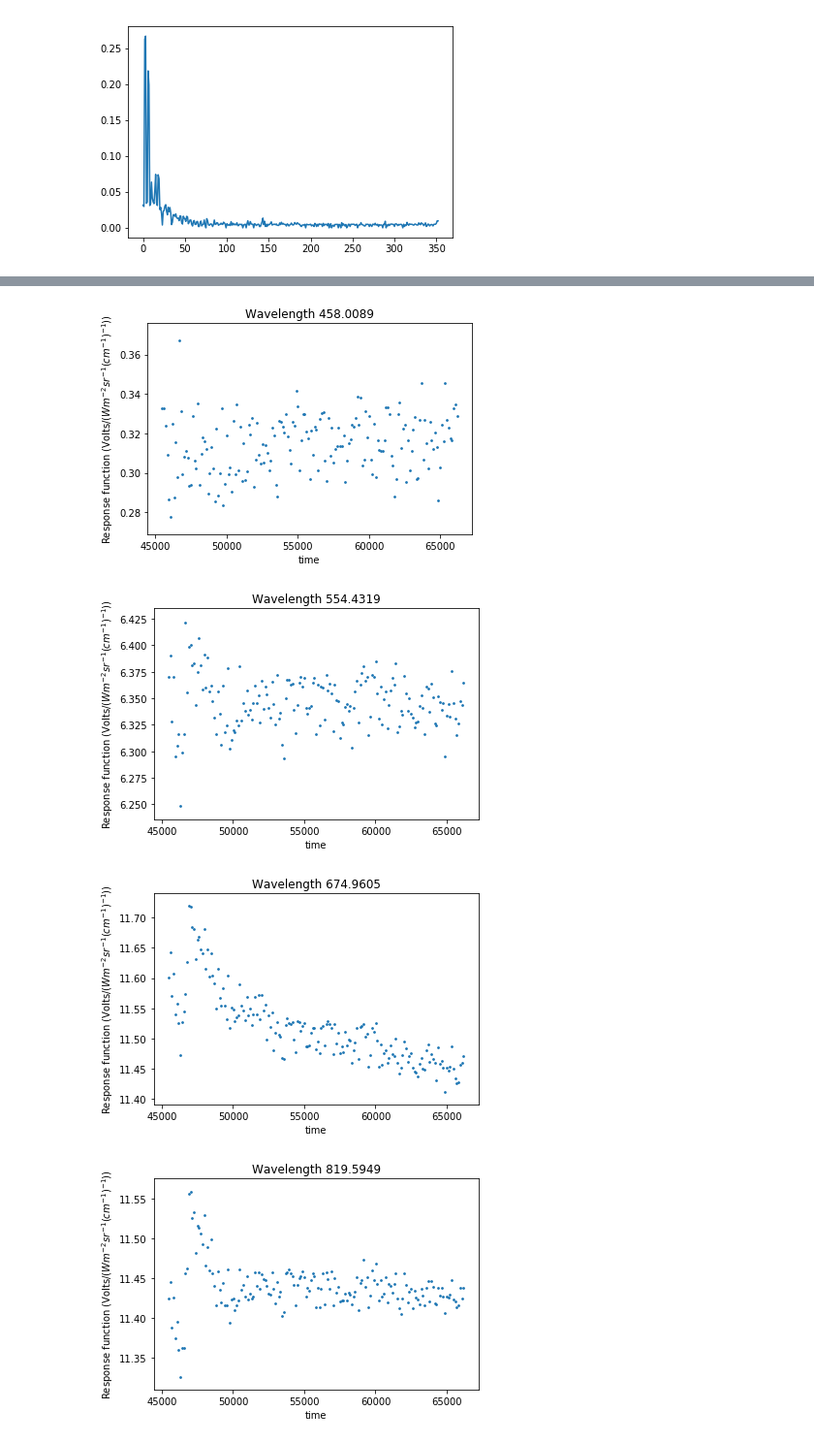
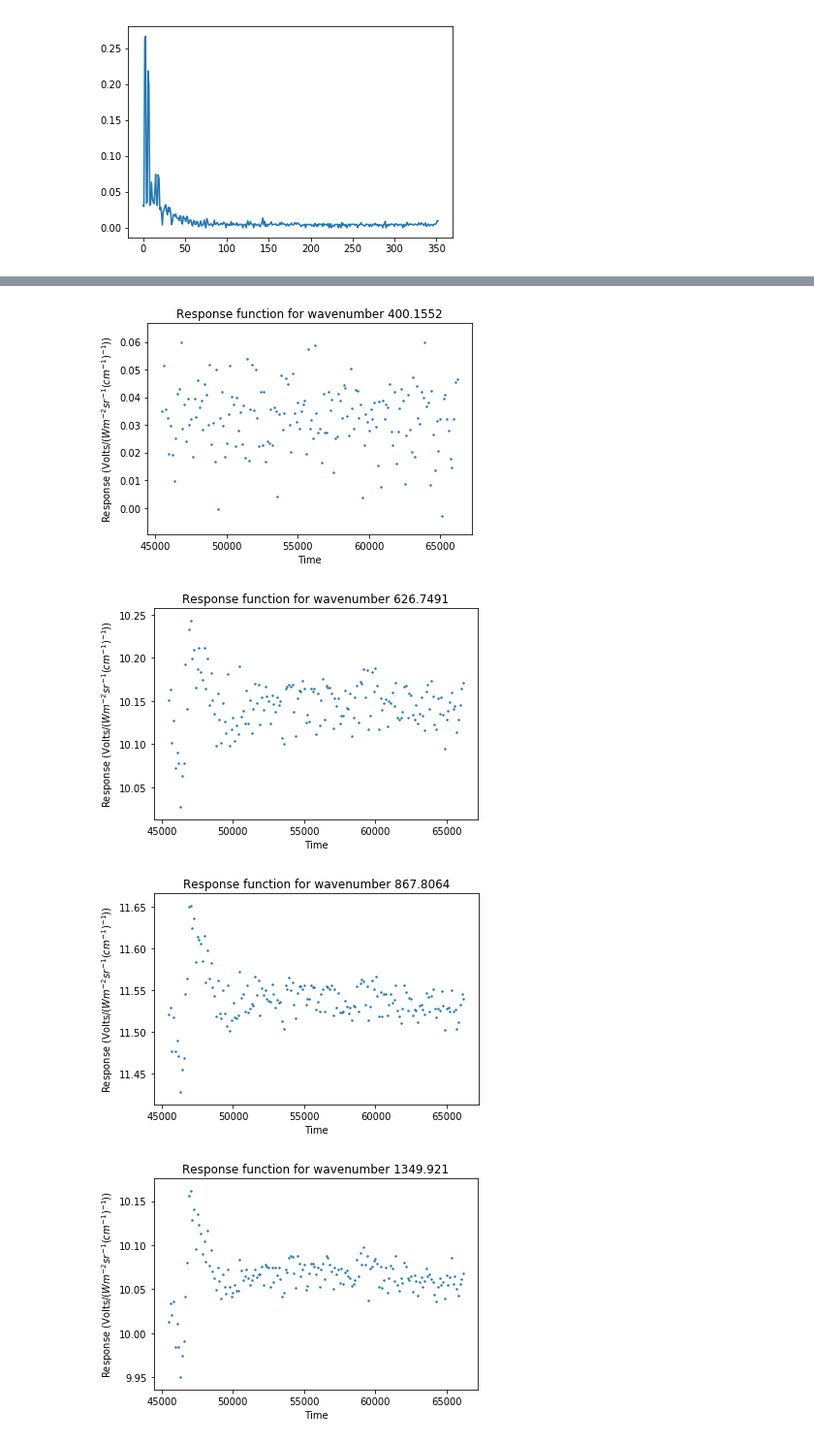
Before and after one commit to micolbedarida/MSci_Project, a Jupyter notebook: matching_time_and_temps.ipynb, the cells around one changed output, grey strips where cells are left out. Shown: that part at 97% size. Cells and saved outputs as stored; diff of their text form; code cells hidden in the pictures.

```diff
--- a/matching_time_and_temps.ipynb
+++ b/matching_time_and_temps.ipynb
@@ -182,2 +190,4 @@ temp_hot, temp_cold, time, temp_time = read_log_file_temperature('/Users/micol/D
+# %%
+temp_hot, temp_cold, time, temp_time, hour_times = read_log_file_temperature(path_logs, temperature_log)
 # %%
 temp_log = pd.DataFrame(
@@ -320,9 +321,9 @@ h = 6.626e-34
 c = 3.0e+8
 k = 1.381e-23
 
-a = 2*h*(c**2)
-e = h*c/k
+planck_a = 2*h*(c**2)
+planck_e = h*c/k
 
-def planck(wavenumber, T): # T in Celsius
-    radiance = a*(wavenumber**3)/(m.exp(e*wavenumber/T)-1)
-    return radiance
+def planck(wavenumber, T): # T in Kelvin, wavenumber in cm^-1
+    radiance = 100*planck_a*((wavenumber*100)**3)/(np.exp(planck_e*(wavenumber*100)/T)-1)
+    return radiance #returns radiance in $W m^{-2} sr^{-1} (cm^{-1})^{-1}$
@@ -423,7 +442,7 @@ def read_all_raw_spectra(directory, filename):
 
     return avg_4_spec #list of raw value as function of wavenumber averaged over the 4 spectra
 # %%
-average_4_spectra = []   #a list with 352 elements, each of which is a list of 4 spectra, which is a list of 8000 points each
-print(range(len(files_list)-2))
-for f in range(len(files_list)-2):
+average_4_spectra = [] #a list with 352 elements, which is a list of 8000 points averaged over the 4 spectra
+
+for f in range(len(files_list)-1):
     average_4_spectra.append(read_all_raw_spectra(path_raw, files_list[f]))
@@ -539,6 +498,6 @@ def response_fn(spectrum_number):
 # %%
 all_resp_functions = []
-indeces = np.arange(1, len(spectra_times)-2, 2)
+indeces = np.arange(1, len(average_4_spectra)-2, 2) ####
 
 for i in indeces:
     all_resp_functions.append(response_fn(i))
@@ -565,17 +516,21 @@ print(all_resp_functions)
 # %%
-def plot_resp(n):
-    plt.scatter(spectra_times[1:-2:2], [x[n] for x in all_resp_functions], s=3)
-    plt.title('Wavelength {}'.format(raw_wavenumbers[n]))
-    plt.xlabel('time')
-    plt.ylabel('Response function (Volts/($W m^{-2} sr^{-1} (cm^{-1})^{-1}$))')
+# Plot response function for any wavenumber over time by changing n(0 to 4000)
+
+def plot_resp_time(n):
+    plt.scatter(spectra_times_4[1:-2:2], [i[n] for i in all_resp_functions], s=2)
+    plt.title('Response function for wavenumber {}'.format(wavenums[n]))
+    plt.xlabel('Time')
+    plt.ylabel('Response (Volts/($W m^{-2} sr^{-1} (cm^{-1})^{-1}$))')
     plt.show()
-plot_resp(150)
-plot_resp(350)
-plot_resp(600)
-plot_resp(900)
-plot_resp(1200)
+
+plot_resp_time(30)
+plot_resp_time(500)
+plot_resp_time(1000)
+plot_resp_time(2000)
+plot_resp_time(3000)
+plot_resp_time(4000)
 # %% [output]
-[figure, old version]
+[figure, new version]
-[figure, old version]
+[figure, new version]
-[figure, old version]
+[figure, new version]
-[figure, old version]
+[figure, new version]
```
Also changed, not shown: parts of 44 cells of this notebook.
